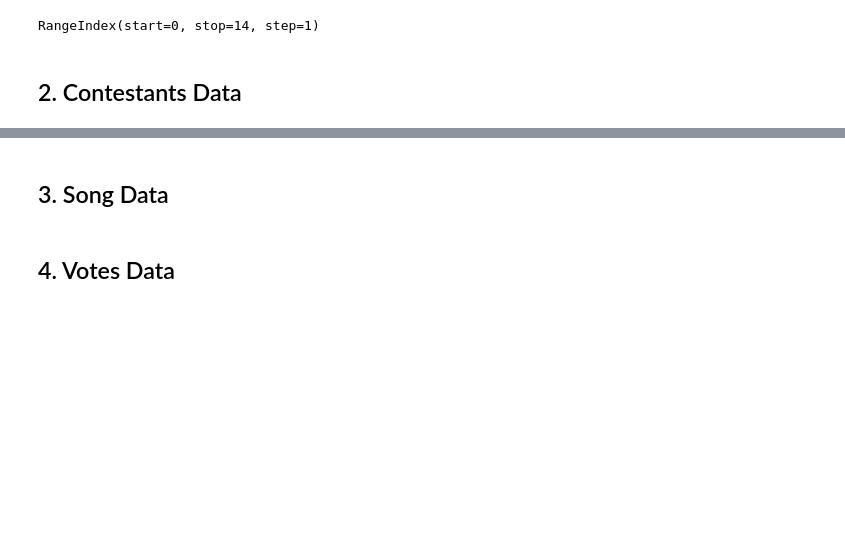
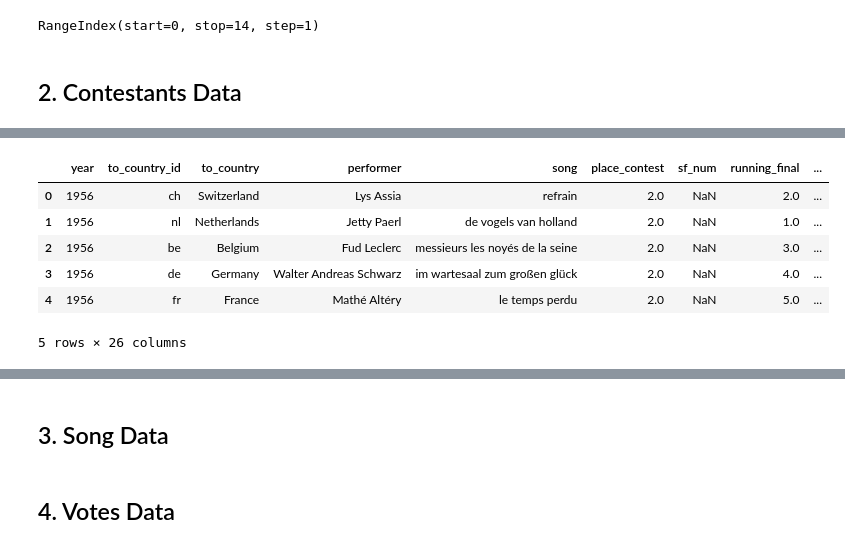
Before and after one commit to awamboldt/Alex_Ayla_Neringa, a Jupyter notebook: Ayla/summary_stats.ipynb, the cells around one changed output, grey strips where cells are left out. Drawn from its saved outputs; the diff is of its cells as text; code cells hidden in the pictures; blank space fills up the shorter version.

```diff
--- a/Ayla/summary_stats.ipynb
+++ b/Ayla/summary_stats.ipynb
@@ -171,0 +260,10 @@ RangeIndex(start=0, stop=14, step=1)
+# %%
+df_contestants_enhanced.head()
+# %% [output]
+|  | year | to_country_id | to_country | performer | song | place_contest | sf_num | running_final | ... |
+| 0 | 1956 | ch | Switzerland | Lys Assia | refrain | 2.0 | NaN | 2.0 | ... |
+| 1 | 1956 | nl | Netherlands | Jetty Paerl | de vogels van holland | 2.0 | NaN | 1.0 | ... |
+| 2 | 1956 | be | Belgium | Fud Leclerc | messieurs les noyés de la seine | 2.0 | NaN | 3.0 | ... |
+| 3 | 1956 | de | Germany | Walter Andreas Schwarz | im wartesaal zum großen glück | 2.0 | NaN | 4.0 | ... |
+| 4 | 1956 | fr | France | Mathé Altéry | le temps perdu | 2.0 | NaN | 5.0 | ... |
+5 rows × 26 columns
```
Also changed, not shown: parts of 35 cells of this notebook.
